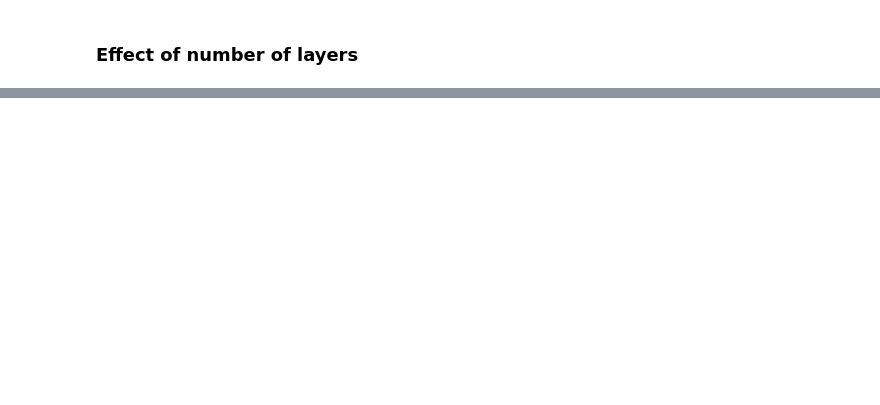
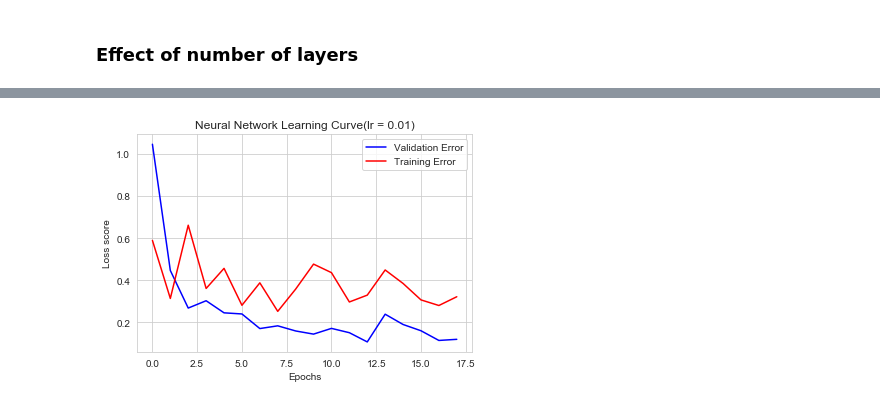
Before and after one commit to zbiswas3/Machine_learning_gatech, a Jupyter notebook: assignment_1/second_case.ipynb, the cells around one changed output, grey strips where cells are left out. Cells and saved outputs as stored; diff of their text form; code cells hidden in the pictures; blank space fills up the shorter version.

Commit message:
second case updated with best DNN

```diff
--- a/assignment_1/second_case.ipynb
+++ b/assignment_1/second_case.ipynb
@@ -591,0 +583,26 @@ Train Accuracy Scores: [0.038461538461538464, 0.038461538461538464, 0.0384615384
+# %%
+
+# Create the new model: model_2
+model_2 = Sequential()
+
+# Add the hidden layers
+model_2.add(Dense(100, activation='relu', input_shape=input_shape))
+model_2.add(Dense(100, activation='relu'))
+model_2.add(Dense(100, activation='relu'))
+# model_2.add(Dense(100, activation='relu'))
+
+# Add the output layer
+model_2.add(Dense(26, activation='softmax'))
+
+model_2.compile(optimizer=adam(lr =0.01),
+                loss='categorical_crossentropy',
+                metrics=['accuracy'])
+
+# Fit model_2
+model_2_training = model_2.fit(X_scaled, to_categorical(y-1),
+                               epochs=40, batch_size=60,
+                               validation_split=0.3,
+                               verbose=False,
+                               callbacks=[early_stopping_monitor])
+
+model_2.evaluate(X_test_scaled, to_categorical(y_test-1), verbose=False)
@@ -591,0 +621,10 @@ Train Accuracy Scores: [0.038461538461538464, 0.038461538461538464, 0.0384615384
+# %%
+plt.plot(model_2_training.history['loss'], color='b', label='Validation Error')
+plt.plot(model_2_training.history['val_loss'], color='r',label='Training Error')
+plt.xlabel('Epochs')
+plt.ylabel('Loss score')
+plt.legend(loc='best')
+plt.title('Neural Network Learning Curve(lr = 0.01)')
+plt.show()
+# %% [output]
+[figure, added]
```
Also changed, not shown: parts of 13 cells of this notebook.
